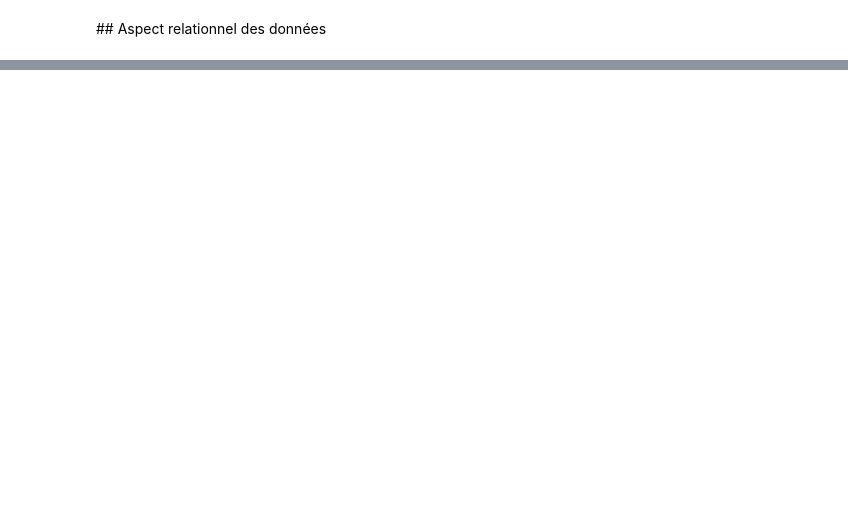
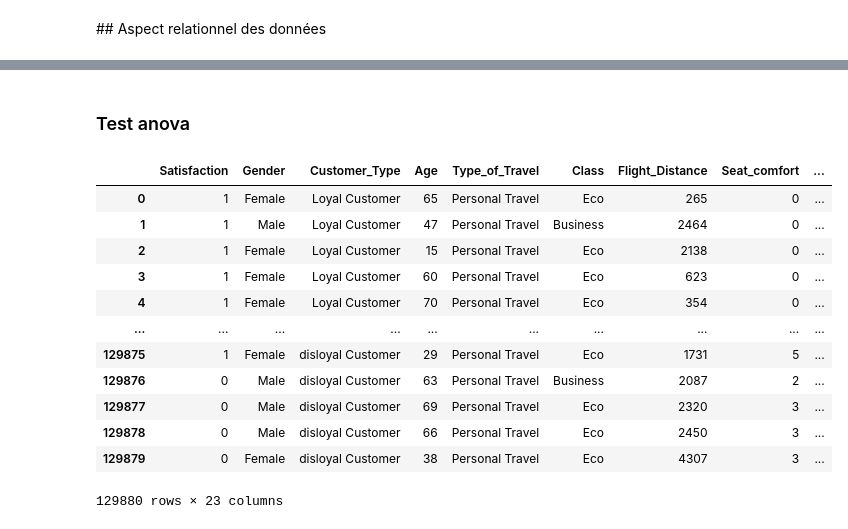
Before and after one commit to data-IA-2022/Airline_Jeremy, a Jupyter notebook: sentiment_analysis_notebook.ipynb, the cells around one changed output, grey strips where cells are left out. Saved outputs shown, nothing was run; the diff lists cells and outputs as text; code cells hidden in the pictures; blank space fills up the shorter version.

```diff
--- a/sentiment_analysis_notebook.ipynb
+++ b/sentiment_analysis_notebook.ipynb
@@ -119,0 +317,25 @@ df.describe()
+# %% [markdown]
+### Test anova
+# %%
+df_anova = df.copy()
+df_anova.columns = ['Satisfaction',	'Gender', 'Customer_Type', 'Age', 'Type_of_Travel',
+                    'Class', 'Flight_Distance', 'Seat_comfort', 'Departure_Arrival_time_convenient',
+                    'Food_and_drink', 'Gate_location', 'Inflight_wifi_service', 'Inflight_entertainment', 'Online_support',
+                    'Ease_of_Online_booking', 'On_board_service', 'Leg_room_service', 'Baggage_handling',
+                    'Checkin_service', 'Cleanliness', 'Online_boarding', 'Departure_Delay_in_Minutes', 'Arrival_Delay_in_Minutes']
+df_anova['Satisfaction'] = df_anova['Satisfaction'].replace({'satisfied': 1, 'neutral or dissatisfied': 0})
+df_anova
+# %% [output]
+|  | Satisfaction | Gender | Customer_Type | Age | Type_of_Travel | Class | Flight_Distance | Seat_comfort | ... |
+| 0 | 1 | Female | Loyal Customer | 65 | Personal Travel | Eco | 265 | 0 | ... |
+| 1 | 1 | Male | Loyal Customer | 47 | Personal Travel | Business | 2464 | 0 | ... |
+| 2 | 1 | Female | Loyal Customer | 15 | Personal Travel | Eco | 2138 | 0 | ... |
+| 3 | 1 | Female | Loyal Customer | 60 | Personal Travel | Eco | 623 | 0 | ... |
+| 4 | 1 | Female | Loyal Customer | 70 | Personal Travel | Eco | 354 | 0 | ... |
+| ... | ... | ... | ... | ... | ... | ... | ... | ... | ... |
+| 129875 | 1 | Female | disloyal Customer | 29 | Personal Travel | Eco | 1731 | 5 | ... |
+| 129876 | 0 | Male | disloyal Customer | 63 | Personal Travel | Business | 2087 | 2 | ... |
+| 129877 | 0 | Male | disloyal Customer | 69 | Personal Travel | Eco | 2320 | 3 | ... |
+| 129878 | 0 | Male | disloyal Customer | 66 | Personal Travel | Eco | 2450 | 3 | ... |
+| 129879 | 0 | Female | disloyal Customer | 38 | Personal Travel | Eco | 4307 | 3 | ... |
+129880 rows × 23 columns
```
Also changed, not shown: parts of 48 cells of this notebook, 1 other file.
